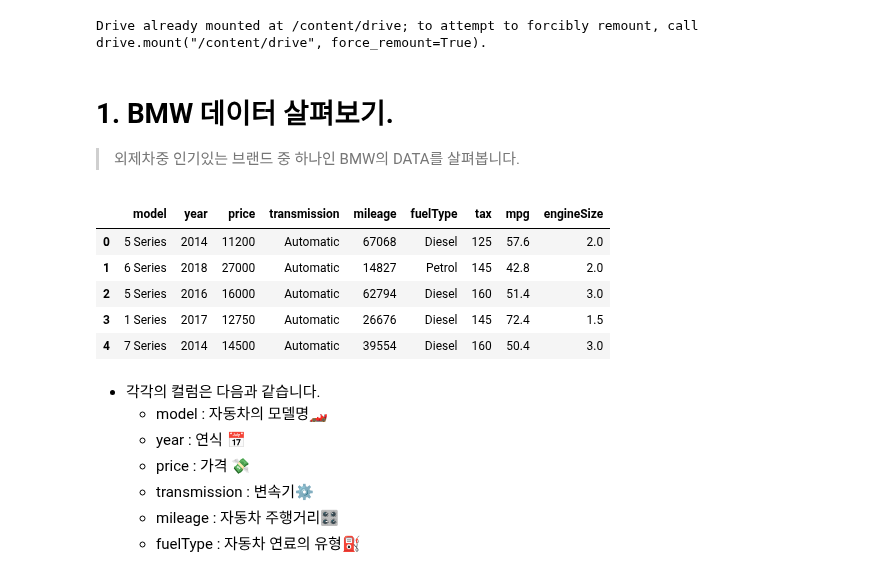
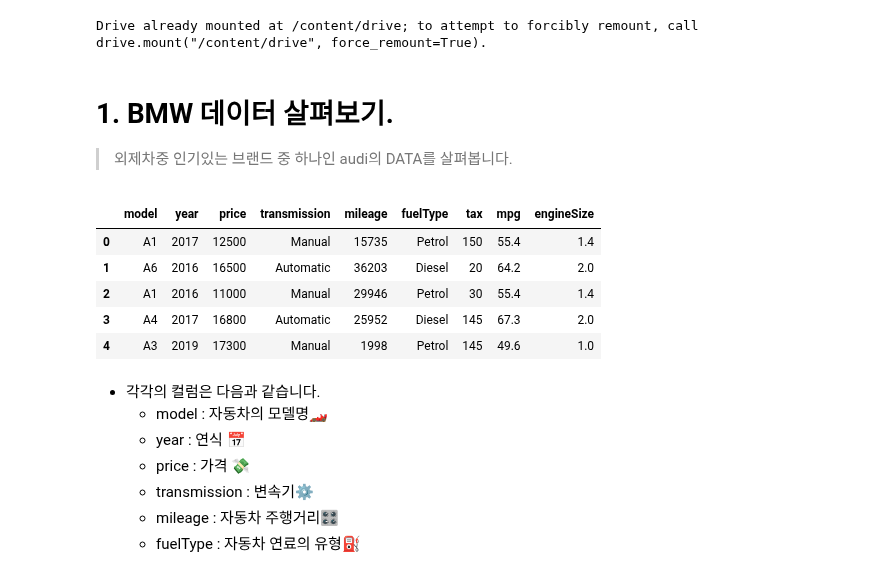
Before and after one commit to 00150/Practice-anything...., a Jupyter notebook: Project_used_car.ipynb, the cells around one changed output. Cells and saved outputs as stored; diff of their text form; code cells hidden in the pictures.

```diff
--- a/Project_used_car.ipynb
+++ b/Project_used_car.ipynb
@@ -66,57 +66,60 @@ Drive already mounted at /content/drive; to attempt to forcibly remount, call dr
 import pandas as pd
 import numpy as np
 
+# 전처리 작업 진행 도중 값의 앞 부분에 띄어쓰기가 들어가 있어 삭제합니다.
+# 파라미터: skipinitialspace=True
+
 # 아우디
-audi = pd.read_csv('/content/drive/MyDrive/project : used_car/audi.csv')
+audi = pd.read_csv('/content/drive/MyDrive/project : used_car/audi.csv',skipinitialspace=True)
 
 # bmw
-bmw = pd.read_csv('/content/drive/MyDrive/project : used_car/bmw.csv')
+bmw = pd.read_csv('/content/drive/MyDrive/project : used_car/bmw.csv', skipinitialspace=True)
 
 # cclass
-cclass = pd.read_csv('/content/drive/MyDrive/project : used_car/cclass.csv')
+cclass = pd.read_csv('/content/drive/MyDrive/project : used_car/cclass.csv', skipinitialspace=True)
 
 # focus
-focus = pd.read_csv('/content/drive/MyDrive/project : used_car/cclass.csv')
+focus = pd.read_csv('/content/drive/MyDrive/project : used_car/cclass.csv', skipinitialspace=True)
 
 # ford
-ford = pd.read_csv('/content/drive/MyDrive/project : used_car/ford.csv')
+ford = pd.read_csv('/content/drive/MyDrive/project : used_car/ford.csv', skipinitialspace=True)
 
 # hyundi
-hyundi = pd.read_csv('/content/drive/MyDrive/project : used_car/hyundi.csv')
+hyundi = pd.read_csv('/content/drive/MyDrive/project : used_car/hyundi.csv', skipinitialspace=True)
 
 # merc
-merc = pd.read_csv('/content/drive/MyDrive/project : used_car/merc.csv')
+merc = pd.read_csv('/content/drive/MyDrive/project : used_car/merc.csv', skipinitialspace=True)
 
 #skoda
-skoda = pd.read_csv('/content/drive/MyDrive/project : used_car/skoda.csv')
+skoda = pd.read_csv('/content/drive/MyDrive/project : used_car/skoda.csv', skipinitialspace=True)
 
 #toyota.csv
-toyota = pd.read_csv('/content/drive/MyDrive/project : used_car/toyota.csv')
+toyota = pd.read_csv('/content/drive/MyDrive/project : used_car/toyota.csv', skipinitialspace=True)
 
 
 # unclean cclass
-un_cclass = pd.read_csv('/content/drive/MyDrive/project : used_car/unclean cclass.csv')
+un_cclass = pd.read_csv('/content/drive/MyDrive/project : used_car/unclean cclass.csv',skipinitialspace=True)
 
 # unclean focus
-un_focus = pd.read_csv('/content/drive/MyDrive/project : used_car/unclean focus.csv')
+un_focus = pd.read_csv('/content/drive/MyDrive/project : used_car/unclean focus.csv', skipinitialspace=True)
 
 # vauxhall.csv
-vauxhall = pd.read_csv('/content/drive/MyDrive/project : used_car/vauxhall.csv')
+vauxhall = pd.read_csv('/content/drive/MyDrive/project : used_car/vauxhall.csv', skipinitialspace=True)
 
 #vw
-vw = pd.read_csv('/content/drive/MyDrive/project : used_car/vw.csv')
+vw = pd.read_csv('/content/drive/MyDrive/project : used_car/vw.csv', skipinitialspace=True)
 # %% [markdown]
 # 1. BMW 데이터 살펴보기.
-> 외제차중 인기있는 브랜드 중 하나인 BMW의 DATA를 살펴봅니다.
+> 외제차중 인기있는 브랜드 중 하나인 audi의 DATA를 살펴봅니다.
 # %%
-bmw.head()
+audi.head()
 # %% [output]
 |  | model | year | price | transmission | mileage | fuelType | tax | mpg | engineSize |
-| 0 | 5 Series | 2014 | 11200 | Automatic | 67068 | Diesel | 125 | 57.6 | 2.0 |
-| 1 | 6 Series | 2018 | 27000 | Automatic | 14827 | Petrol | 145 | 42.8 | 2.0 |
-| 2 | 5 Series | 2016 | 16000 | Automatic | 62794 | Diesel | 160 | 51.4 | 3.0 |
-| 3 | 1 Series | 2017 | 12750 | Automatic | 26676 | Diesel | 145 | 72.4 | 1.5 |
-| 4 | 7 Series | 2014 | 14500 | Automatic | 39554 | Diesel | 160 | 50.4 | 3.0 |
+| 0 | A1 | 2017 | 12500 | Manual | 15735 | Petrol | 150 | 55.4 | 1.4 |
+| 1 | A6 | 2016 | 16500 | Automatic | 36203 | Diesel | 20 | 64.2 | 2.0 |
+| 2 | A1 | 2016 | 11000 | Manual | 29946 | Petrol | 30 | 55.4 | 1.4 |
+| 3 | A4 | 2017 | 16800 | Automatic | 25952 | Diesel | 145 | 67.3 | 2.0 |
+| 4 | A3 | 2019 | 17300 | Manual | 1998 | Petrol | 145 | 49.6 | 1.0 |
 # %% [markdown]
 * 각각의 컬럼은 다음과 같습니다.
   - model : 자동차의 모델명🏎
```
Also changed, not shown: parts of 12 cells of this notebook.
